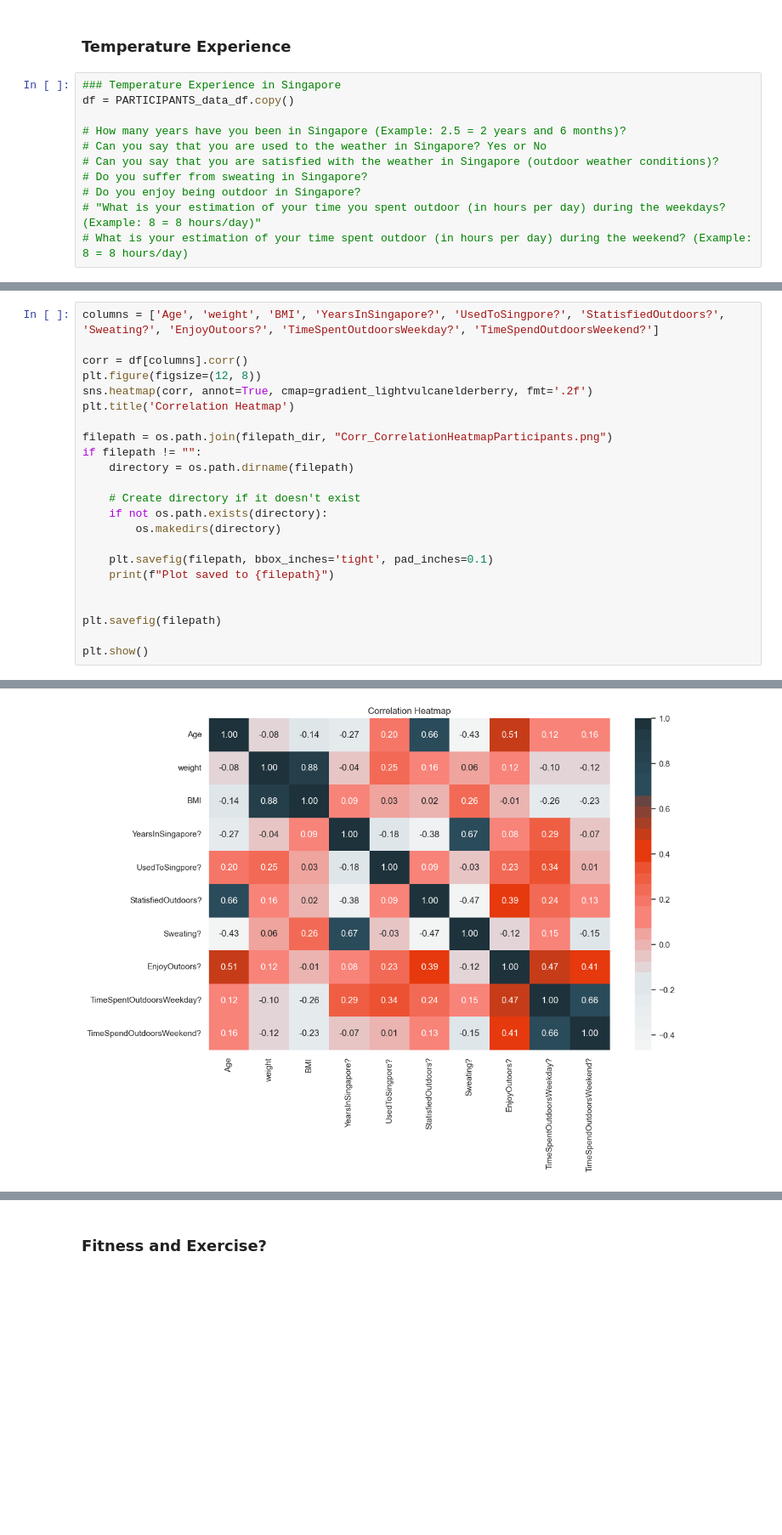
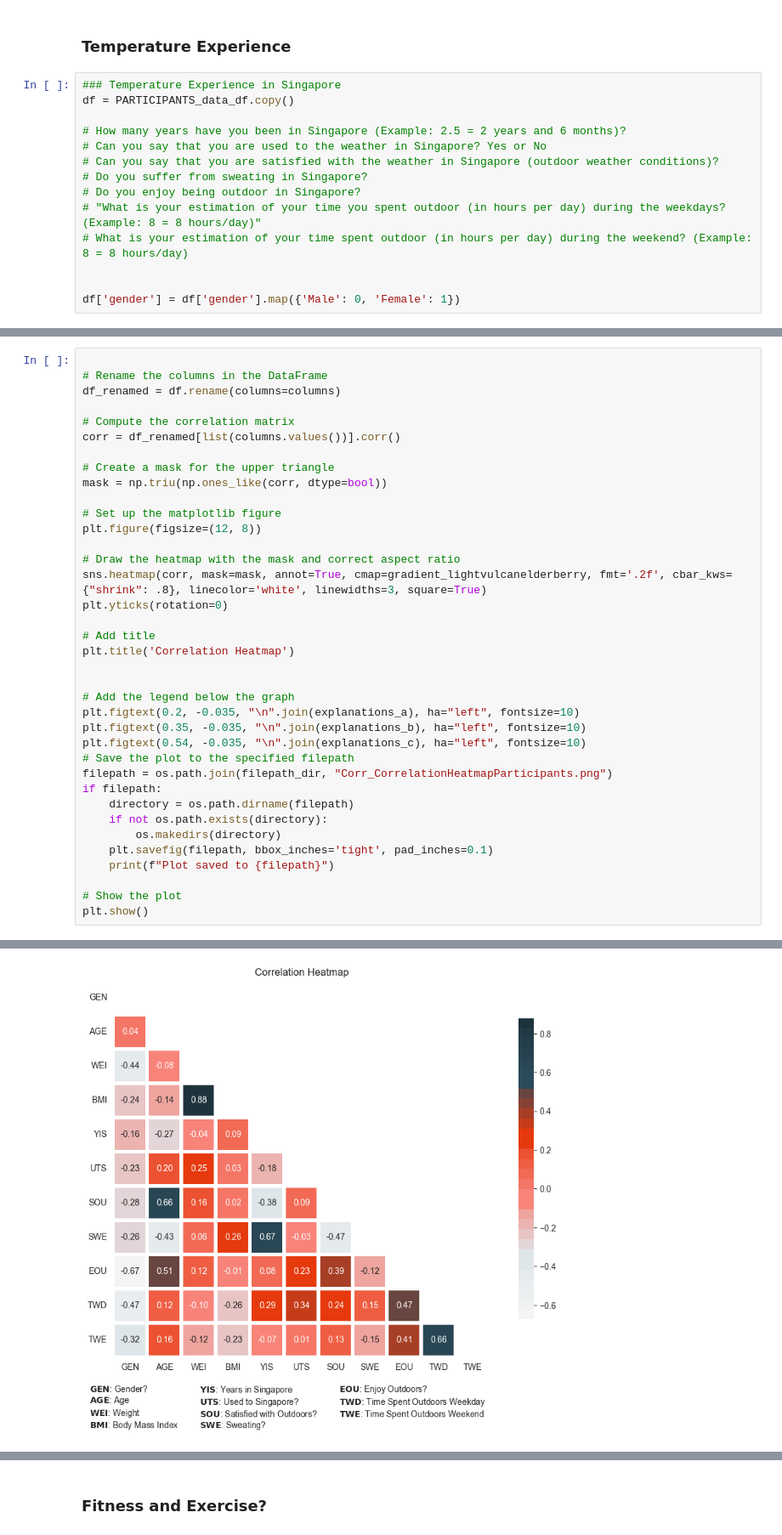
Before and after one commit to buds-lab/calma-esse-heat-stress-public, a Jupyter notebook: Esse/src/Participants_Antro.ipynb, the cells around one changed output, grey strips where cells are left out. Shown: that part at 85% size. Saved outputs shown, nothing was run; the diff lists cells and outputs as text; blank space fills up the shorter version.

```diff
--- a/Esse/src/Participants_Antro.ipynb
+++ b/Esse/src/Participants_Antro.ipynb
@@ -211,6 +213,9 @@ df = PARTICIPANTS_data_df.copy()
 # Do you enjoy being outdoor in Singapore?
 # "What is your estimation of your time you spent outdoor (in hours per day) during the weekdays? (Example: 8 = 8 hours/day)"
 # What is your estimation of your time spent outdoor (in hours per day) during the weekend? (Example: 8 = 8 hours/day)
+
+
+df['gender'] = df['gender'].map({'Male': 0, 'Female': 1})
 # %%
 plt.figure(figsize=(10, 6))
 
@@ -255,26 +299,40 @@ TypeError: regplot() got an unexpected keyword argument 'hatch'
 # %%
-columns = ['Age', 'weight', 'BMI', 'YearsInSingapore?', 'UsedToSingpore?', 'StatisfiedOutdoors?', 'Sweating?', 'EnjoyOutoors?', 'TimeSpentOutdoorsWeekday?', 'TimeSpendOutdoorsWeekend?']
 
-corr = df[columns].corr()
+# Rename the columns in the DataFrame
+df_renamed = df.rename(columns=columns)
+
+# Compute the correlation matrix
+corr = df_renamed[list(columns.values())].corr()
+
+# Create a mask for the upper triangle
+mask = np.triu(np.ones_like(corr, dtype=bool))
+
+# Set up the matplotlib figure
 plt.figure(figsize=(12, 8))
-sns.heatmap(corr, annot=True, cmap=gradient_lightvulcanelderberry, fmt='.2f')
+
+# Draw the heatmap with the mask and correct aspect ratio
+sns.heatmap(corr, mask=mask, annot=True, cmap=gradient_lightvulcanelderberry, fmt='.2f', cbar_kws={"shrink": .8}, linecolor='white', linewidths=3, square=True)
+plt.yticks(rotation=0)
+
+# Add title
 plt.title('Correlation Heatmap')
 
+
+# Add the legend below the graph
+plt.figtext(0.2, -0.035, "\n".join(explanations_a), ha="left", fontsize=10)
+plt.figtext(0.35, -0.035, "\n".join(explanations_b), ha="left", fontsize=10)
+plt.figtext(0.54, -0.035, "\n".join(explanations_c), ha="left", fontsize=10)
+# Save the plot to the specified filepath
 filepath = os.path.join(filepath_dir, "Corr_CorrelationHeatmapParticipants.png")
-if filepath != "":
+if filepath:
     directory = os.path.dirname(filepath)
-
-    # Create directory if it doesn't exist
     if not os.path.exists(directory):
         os.makedirs(directory)
-
     plt.savefig(filepath, bbox_inches='tight', pad_inches=0.1)
     print(f"Plot saved to {filepath}")
 
-
-plt.savefig(filepath)
-
+# Show the plot
 plt.show()
 # %% [output]
 Plot saved to C:\Users\gottk\OneDrive\GITHUB\calma-esse-heat-stress-internal\Esse\report\_02-ParticipantsData\Corr_CorrelationHeatmapParticipants.png
-[figure, old version]
+[figure, new version]
```
Also changed, not shown: parts of 9 cells of this notebook, 7 other files.
